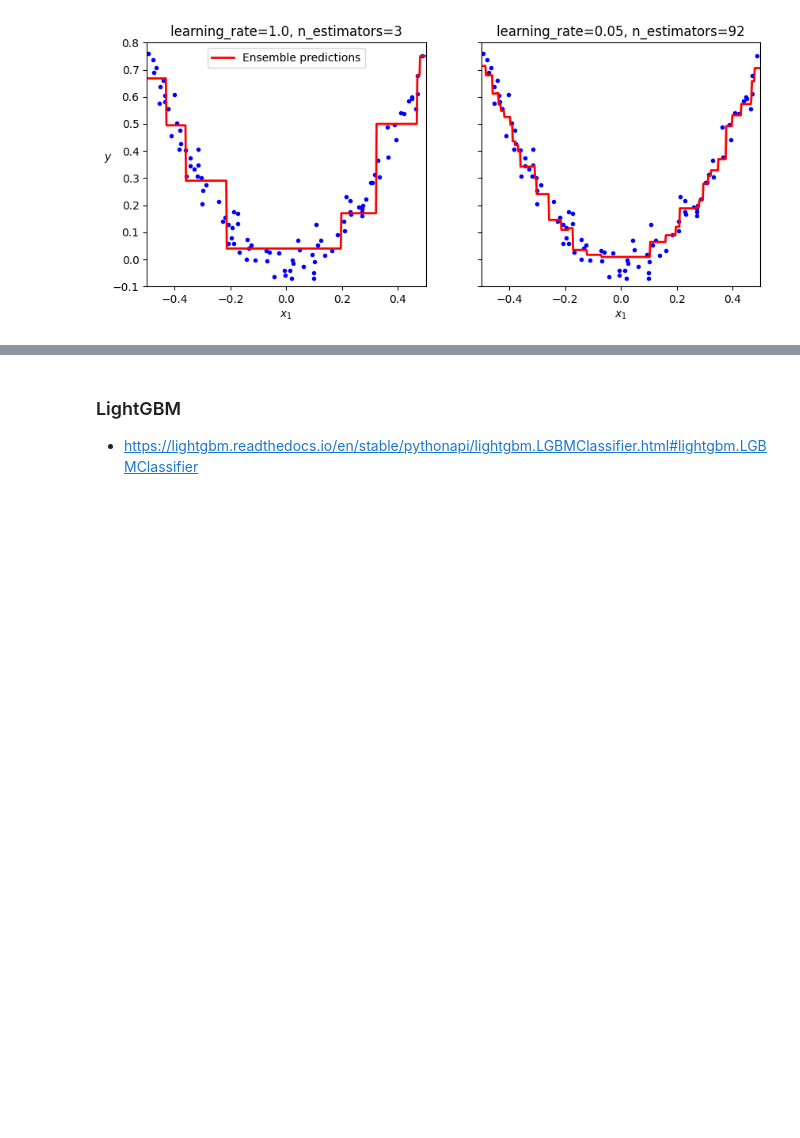
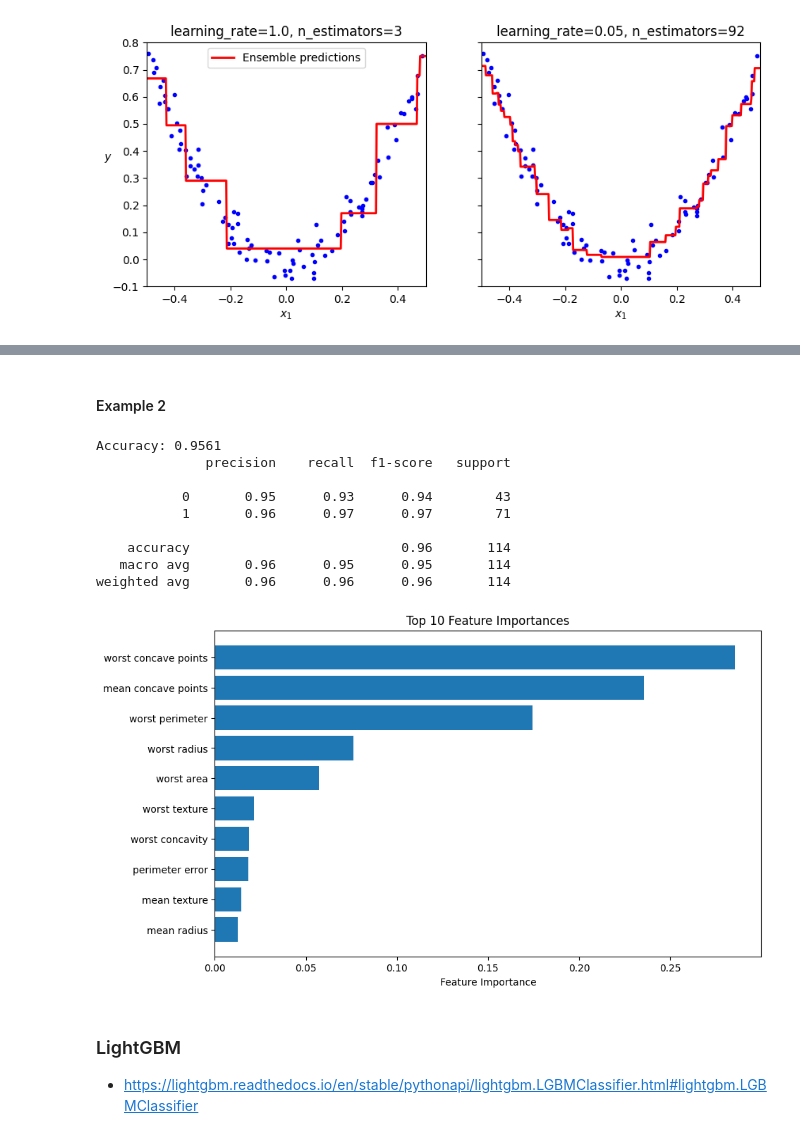
Before and after one commit to xiangshiyin/machine-learning-for-actuarial-science, a Jupyter notebook: 2025-spring/week12/notebook/demo.ipynb, the cells around one changed output, grey strips where cells are left out. Saved outputs shown, nothing was run; the diff lists cells and outputs as text; code cells hidden in the pictures; blank space fills up the shorter version.

```diff
--- a/2025-spring/week12/notebook/demo.ipynb
+++ b/2025-spring/week12/notebook/demo.ipynb
@@ -346,3 +326,53 @@ print(f'Accuracy: {accuracy:.4f}')
+# %% [markdown]
+#### Example 2
+# %%
+import xgboost as xgb
+import numpy as np
+import matplotlib.pyplot as plt
+from sklearn.datasets import load_breast_cancer
+from sklearn.model_selection import train_test_split
+from sklearn.metrics import accuracy_score, classification_report
+
+# Load dataset
+data = load_breast_cancer()
+X, y = data.data, data.target
+feature_names = data.feature_names  # Get feature names
+
+# Split into train and test sets
+X_train, X_test, y_train, y_test = train_test_split(X, y, test_size=0.2, random_state=42)
+
+# Train an XGBoost classifier
+model = xgb.XGBClassifier(eval_metric='logloss', random_state=42)
+model.fit(X_train, y_train)
+
+# Make predictions
+y_pred = model.predict(X_test)
+
+# Evaluate model
+accuracy = accuracy_score(y_test, y_pred)
+print(f'Accuracy: {accuracy:.4f}')
+print(classification_report(y_test, y_pred))
+
+# Feature importance visualization
+importances = model.feature_importances_
+sorted_idx = np.argsort(importances)[-10:]
+plt.figure(figsize=(10, 6))
+plt.barh(range(10), importances[sorted_idx], align='center')
+plt.yticks(range(10), [feature_names[i] for i in sorted_idx])
+plt.xlabel("Feature Importance")
+plt.title("Top 10 Feature Importances")
+plt.show()
+# %% [output]
+Accuracy: 0.9561
+              precision    recall  f1-score   support
+
+           0       0.95      0.93      0.94        43
+           1       0.96      0.97      0.97        71
+
+    accuracy                           0.96       114
+   macro avg       0.96      0.95      0.95       114
+weighted avg       0.96      0.96      0.96       114
+[figure, added]
 # %% [markdown]
 ### LightGBM
 - https://lightgbm.readthedocs.io/en/stable/pythonapi/lightgbm.LGBMClassifier.html#lightgbm.LGBMClassifier
```
Also changed, not shown: parts of 11 cells of this notebook, 1 other file.
